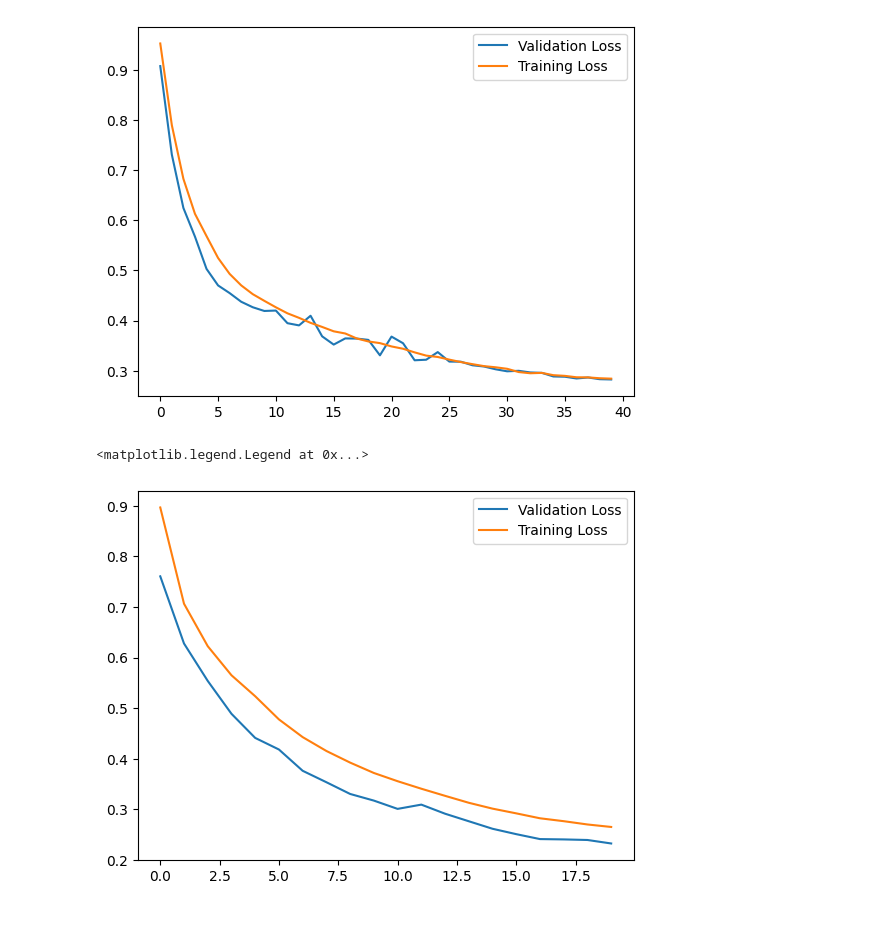
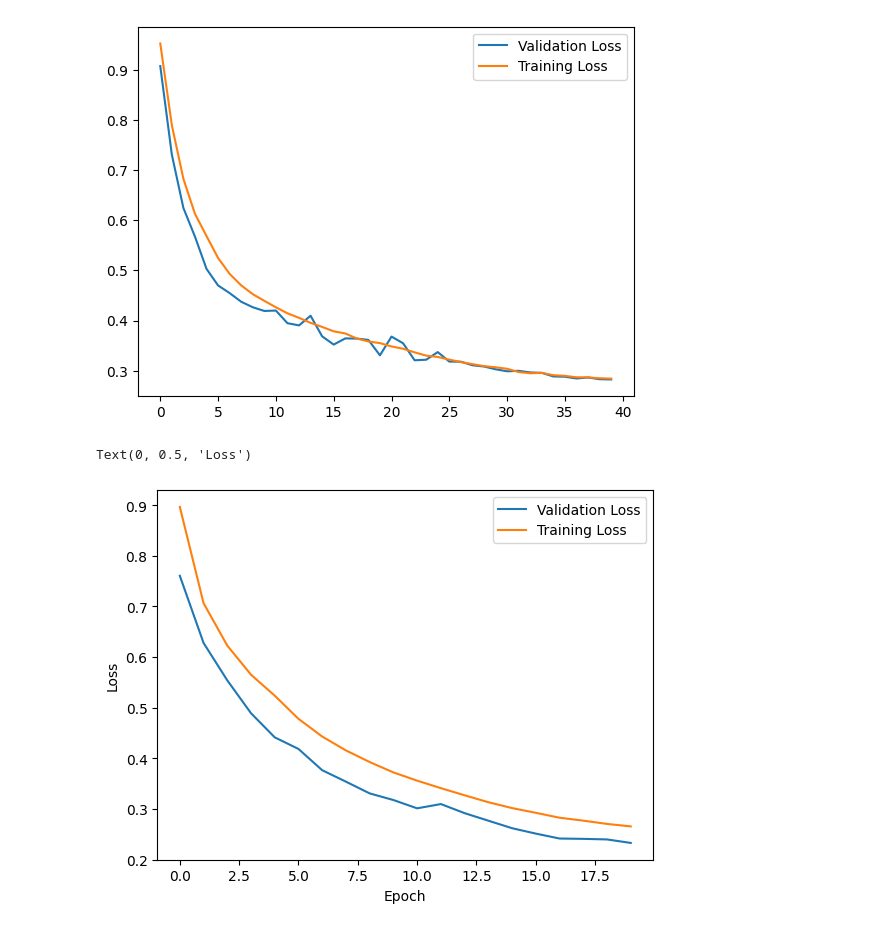
Before and after one commit to AmyRouillard/eegClassification, a Jupyter notebook: notebooks/Model training/transferlearning copy.ipynb, the cells around one changed output. Drawn from its saved outputs; the diff is of its cells as text; code cells hidden in the pictures.

```diff
--- a/notebooks/Model training/transferlearning copy.ipynb
+++ b/notebooks/Model training/transferlearning copy.ipynb
@@ -440,32 +496,35 @@ val_loss =[
         0.23277083342930055
     ]
 
 train_loss = [
         0.8967343592981123,
         0.7065808256842055,
         0.6226603247365862,
         0.5651910423107867,
         0.5237143938271505,
         0.47794887313865264,
         0.44296785041971026,
         0.4155598505066251,
         0.3925898695751181,
         0.3720885287056554,
         0.3558382437335995,
         0.3409730220600119,
         0.32692146922619836,
         0.3132023771978774,
         0.3016210855880998,
         0.29228144345699614,
         0.28255577582233354,
         0.27682224834021535,
         0.27033000595445905,
         0.26540306525410345
     ]
 
 plt.plot(val_loss, label="Validation Loss")
 plt.plot(train_loss, label="Training Loss")
 plt.legend()
+# axis labels
+plt.xlabel('Epoch')
+plt.ylabel('Loss')
 # %% [output]
-<matplotlib.legend.Legend at 0x...>
+Text(0, 0.5, 'Loss')
-[figure, old version]
+[figure, new version]
```
Also changed, not shown: parts of 4 cells of this notebook, 1 other file.
